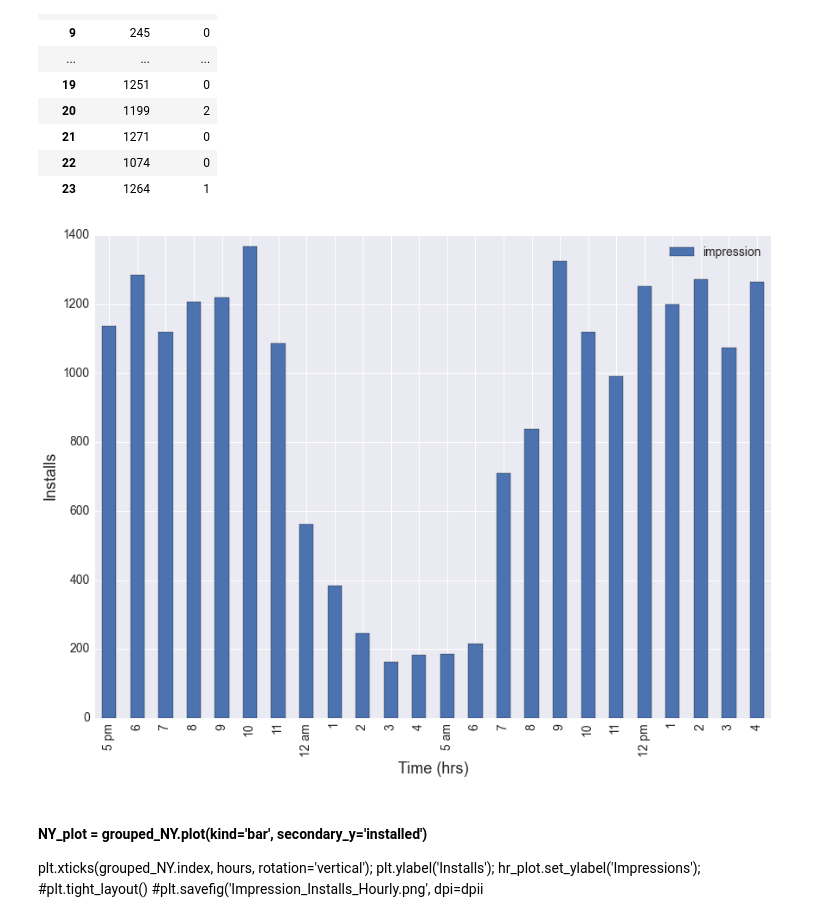
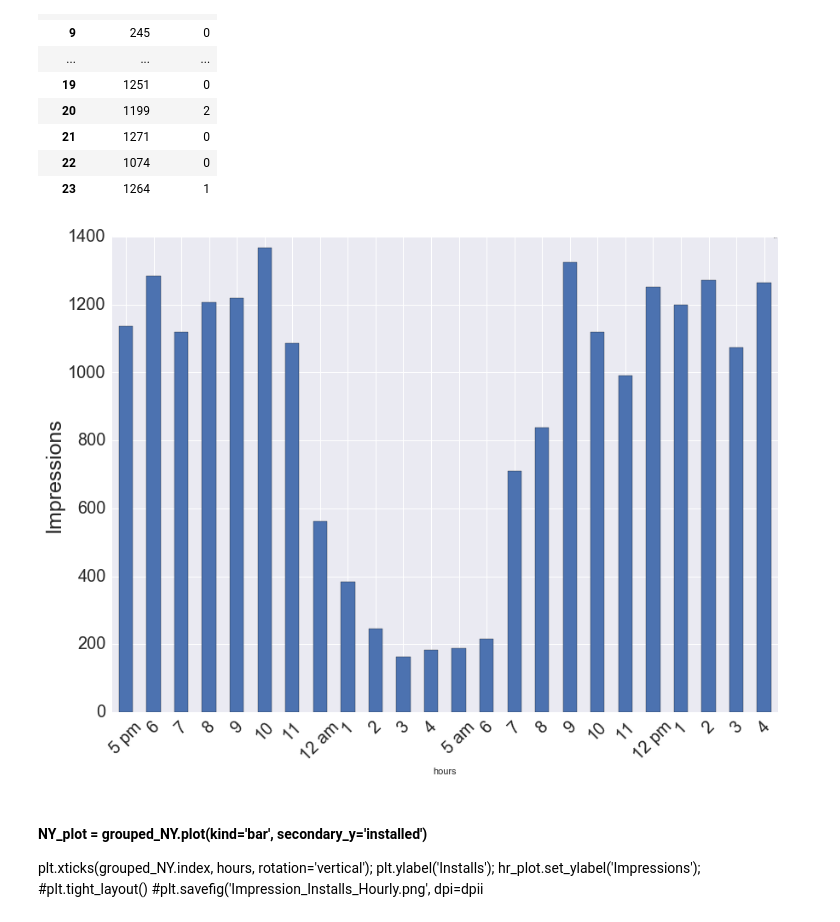
Before and after one commit to kkwanyang/app_lift, a Jupyter notebook: Feature_Exploration.ipynb, the cells around one changed output. Cells and saved outputs as stored; diff of their text form; code cells hidden in the pictures.

```diff
--- a/Feature_Exploration.ipynb
+++ b/Feature_Exploration.ipynb
@@ -41 +54,3 @@ days=['Monday', 'Tuesday', 'Wednesday','Thursday','Friday', 'Saturday', 'Sunday'
+# %%
+deep = [(0.2980392156862745, 0.4470588235294118, 0.6901960784313725), (0.3333333333333333, 0.6588235294117647, 0.40784313725490196)]
 # %%
@@ -103,16 +145,15 @@ grouped_LA
 | 22 | 1074 | 0 |
 | 23 | 1264 | 1 |
 # %%
-LA_plot = grouped_LA.drop('installed',1).plot(kind='bar')
-plt.xticks(grouped_LA.index, hours, rotation='vertical', fontsize = 14);
-plt.yticks(fontsize = 14);
+LA_plot = grouped_LA.drop('installed',1).plot(kind='bar', color = deep[0])
+plt.xticks(grouped_LA.index, hours, rotation=45, fontsize = 20);
+plt.yticks(fontsize = 20);
 LA_plot.set_ylabel('Impressions');
-plt.ylabel('Installs', fontsize = 18);
-plt.xlabel('Time (hrs)', fontsize = 18);
-plt.legend(fontsize = 14);
+plt.ylabel('Impressions', fontsize = 25);
+plt.legend(fontsize = 0);
 plt.savefig('LA_Time.png', dpi=dpii)
 # %% [output]
-[figure, old version]
+[figure, new version]
 # %% [markdown]
 #### NY_plot = grouped_NY.plot(kind='bar', secondary_y='installed')
 plt.xticks(grouped_NY.index, hours, rotation='vertical');
```
Also changed, not shown: parts of 22 cells of this notebook, 9 other files.
